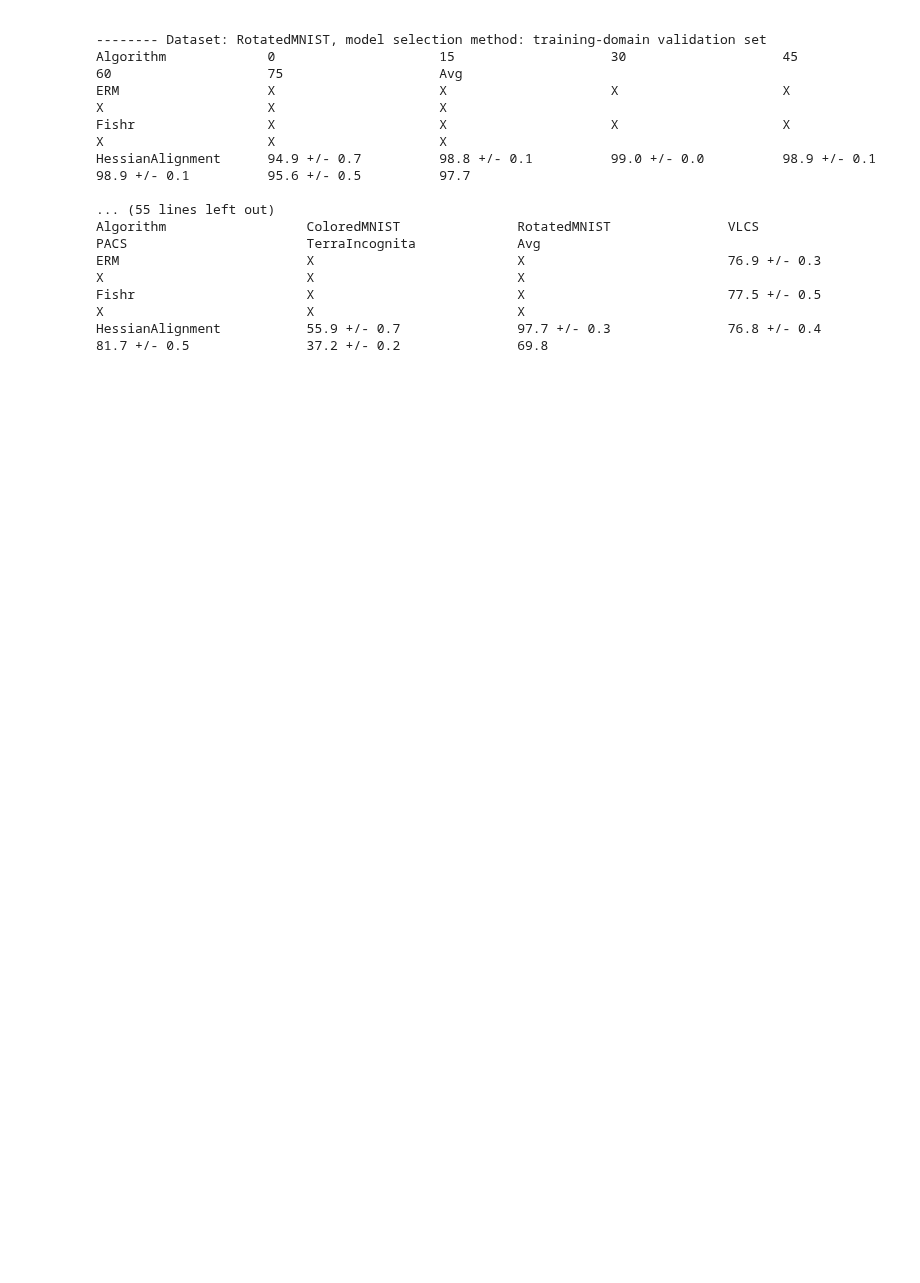
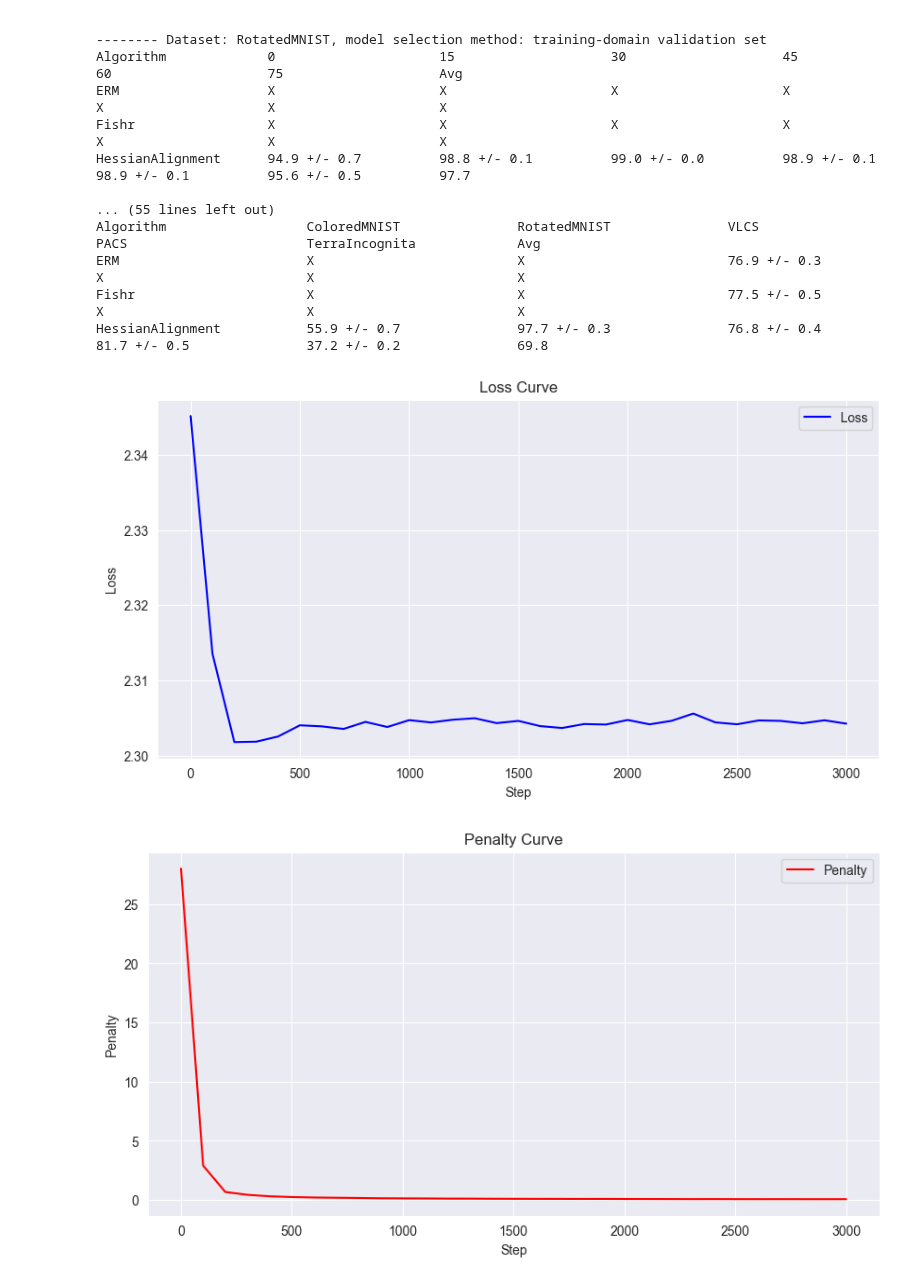
Before and after one commit to chenyuen0103/DomainBed, a Jupyter notebook: domainbed/collect_results.ipynb, the cells around one changed output. Drawn from its saved outputs; the diff is of its cells as text; code cells hidden in the pictures; blank space fills up the shorter version.

```diff
--- a/domainbed/collect_results.ipynb
+++ b/domainbed/collect_results.ipynb
@@ -563,3 +581,8 @@ for exp in os.listdir(hgp_dir):
 
 
 # terr_dir = './results_vits_hessian_class_terra'
+# %%
+ CUDA_VISIBLE_DEVICES=0,1,2,3 python -m domainbed.scripts.sweep delete_incomplete      --data_dir=/data/common/domainbed/     --output_dir=./domainbed/results_hess_officeHome      --command_launcher multi_gpu       --algorithms CORAL      --datasets OfficeHome     --single_test_envs       --n_hparams 5       --n_trials 3
+# %% [output]
+[figure, added]
+[figure, added]
```
Also changed, not shown: parts of 6 cells of this notebook, 3 other files.
